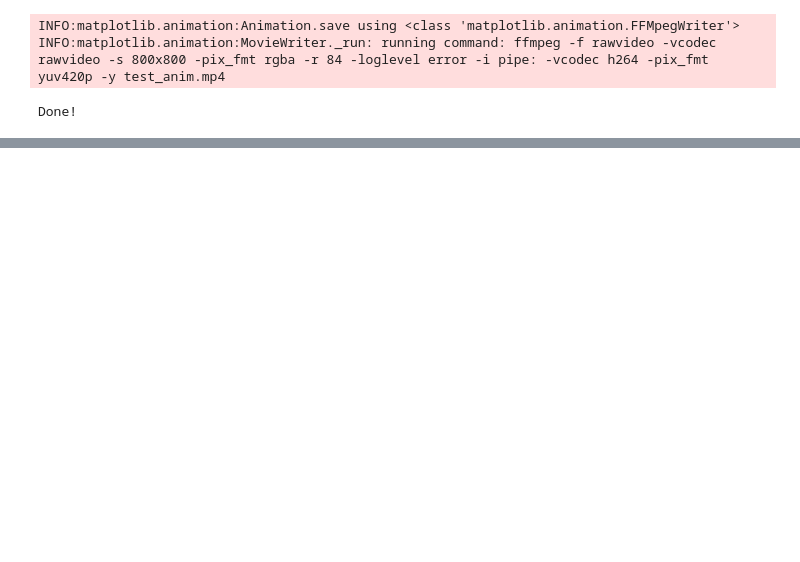
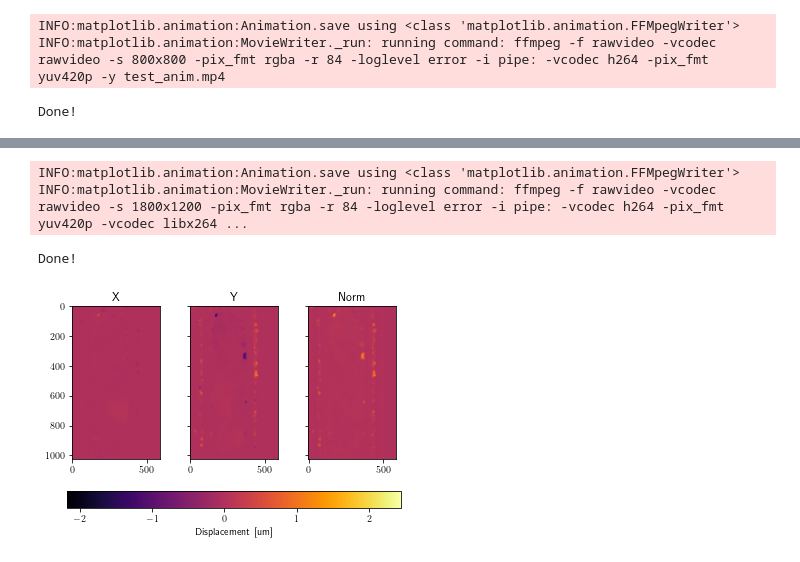
Before and after one commit to ComputationalPhysiology/mps_motion, a Jupyter notebook: demo/demo.ipynb, the cells around one changed output, grey strips where cells are left out. Cells and saved outputs as stored; diff of their text form; code cells hidden in the pictures; blank space fills up the shorter version.

```diff
--- a/demo/demo.ipynb
+++ b/demo/demo.ipynb
@@ -138,0 +171,44 @@ Done!
+# %%
+import numpy as np
+
+import matplotlib
+import matplotlib.pyplot as plt
+
+import matplotlib.animation as animation
+
+fig, ax = plt.subplots(1, 3, sharex=True, sharey=True)
+
+u = m.u.compute()
+u_norm = m.u_norm.compute()
+
+vmin = u.min()
+vmax = u.max()
+
+cmap = plt.get_cmap('inferno')
+im1 = ax[0].imshow(u[0, :, :,0], cmap=cmap, vmin=vmin, vmax=vmax)
+im2 = ax[1].imshow(u[0, : , : ,1], cmap=cmap, vmin=vmin, vmax=vmax)
+im3 = ax[2].imshow(u_norm[0, : , :], cmap=cmap, vmin=vmin, vmax=vmax)
+ax[0].set_title("X")
+ax[1].set_title("Y")
+ax[2].set_title("Norm")
+
+cbar = fig.colorbar(im1, ax=ax.ravel().tolist(), orientation='horizontal')
+cbar.set_label("Displacement [um]")
+
+def animate_func(i):
+    im1.set_array(u[i, :, :,0])
+    im2.set_array(u[i, :, :,1])
+    im3.set_array(u_norm[i, :, :])
+    return [im1, im2, im3]
+
+anim = animation.FuncAnimation(fig, animate_func, frames = u.shape[0])
+
+#writer = animation.writers["ffmpeg"](fps=data.framerate)
+anim.save('test_anim.mp4', fps=data.framerate, dpi=300, extra_args=['-vcodec', 'libx264']) #writer=writer)
+
+print('Done!')
+# %% [output]
+INFO:matplotlib.animation:Animation.save using <class 'matplotlib.animation.FFMpegWriter'>
+INFO:matplotlib.animation:MovieWriter._run: running command: ffmpeg -f rawvideo -vcodec rawvideo -s 1800x1200 -pix_fmt rgba -r 84 -loglevel error -i pipe: -vcodec h264 -pix_fmt yuv420p -vcodec libx264 ...
+Done!
+[figure, added]
```
Also changed, not shown: parts of 5 cells of this notebook.
